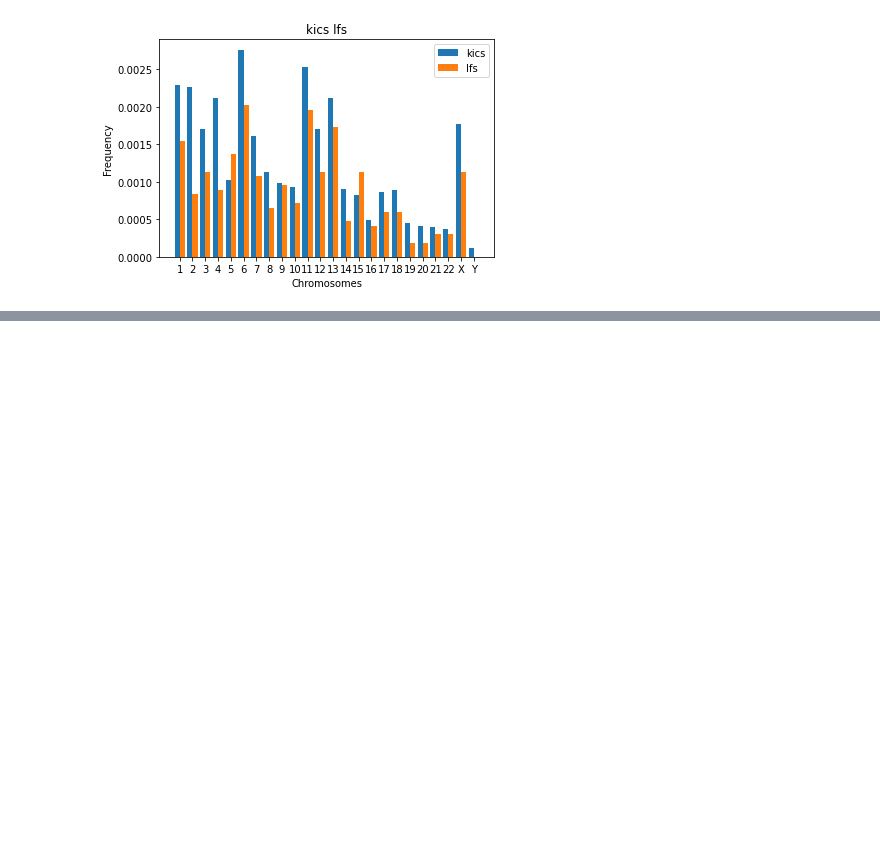
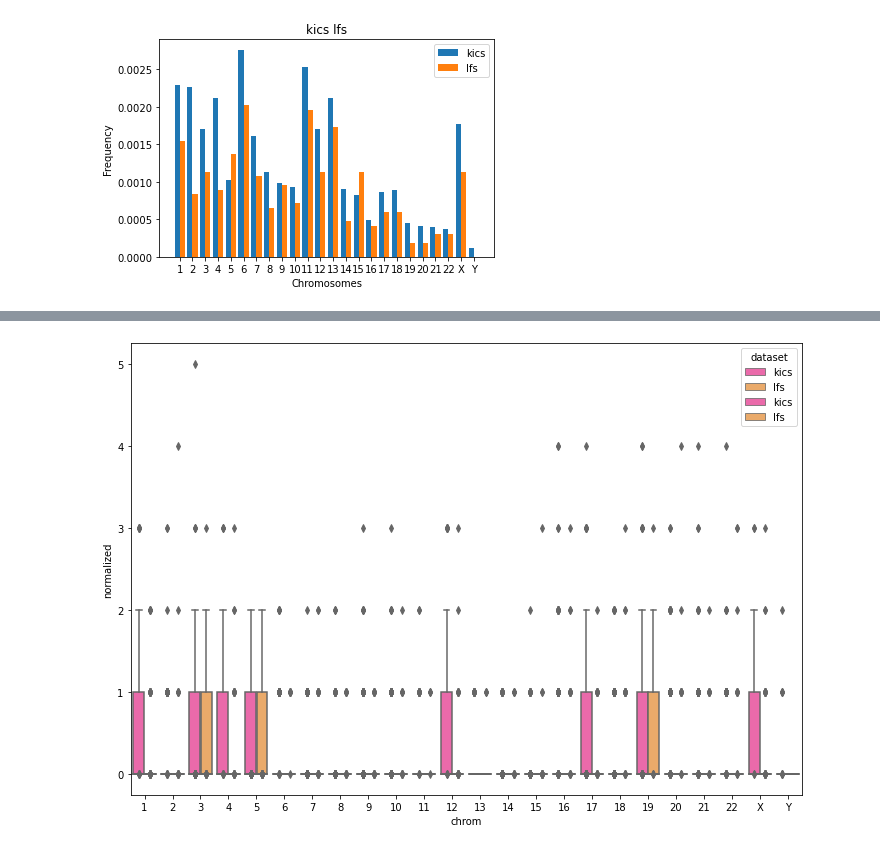
Before and after one commit to vsubasri/Transposable-Elements, a Jupyter notebook: Analysis/Preliminary Graphs.ipynb, the cells around one changed output, grey strips where cells are left out. Drawn from its saved outputs; the diff is of its cells as text; code cells hidden in the pictures; blank space fills up the shorter version.

```diff
--- a/Analysis/Preliminary Graphs.ipynb
+++ b/Analysis/Preliminary Graphs.ipynb
@@ -479,0 +498,28 @@ plt.show()
+# %%
+"""
+
+INV
+
+"""
+
+newKdf, normKdf = formatDataFrame(kicsMore, grouping, numBPChrom, uniqueK, uniqueLabels, 'INV')
+newLdf, normLdf = formatDataFrame(lfsMore, grouping, numBPChrom, uniqueL, uniqueLabels, 'INV')
+
+newKdf['dataset'] = 'kics'
+newLdf['dataset'] = 'lfs'
+normKdf['dataset'] = 'kics'
+normLdf['dataset'] = 'lfs'
+
+newMergedDf = pd.concat([newKdf, newLdf])
+newMergedDf.rename(columns = {0:'occ'}, inplace = True)
+newMergedDf.reset_index(inplace=True)
+newMergedDf.rename(columns = {'index':'chrom'}, inplace = True)
+
+BoxGraphMulti(newMergedDf, 'chrom', 'occ', 'dataset')
+
+normMergedDf = pd.concat([normKdf, normLdf])
+normMergedDf.reset_index(inplace=True)
+
+BoxGraphMulti(normMergedDf, 'chrom', 'normalized', 'dataset')
+# %% [output]
+[figure, added]
```
Also changed, not shown: parts of 12 cells of this notebook, 5 other files.
